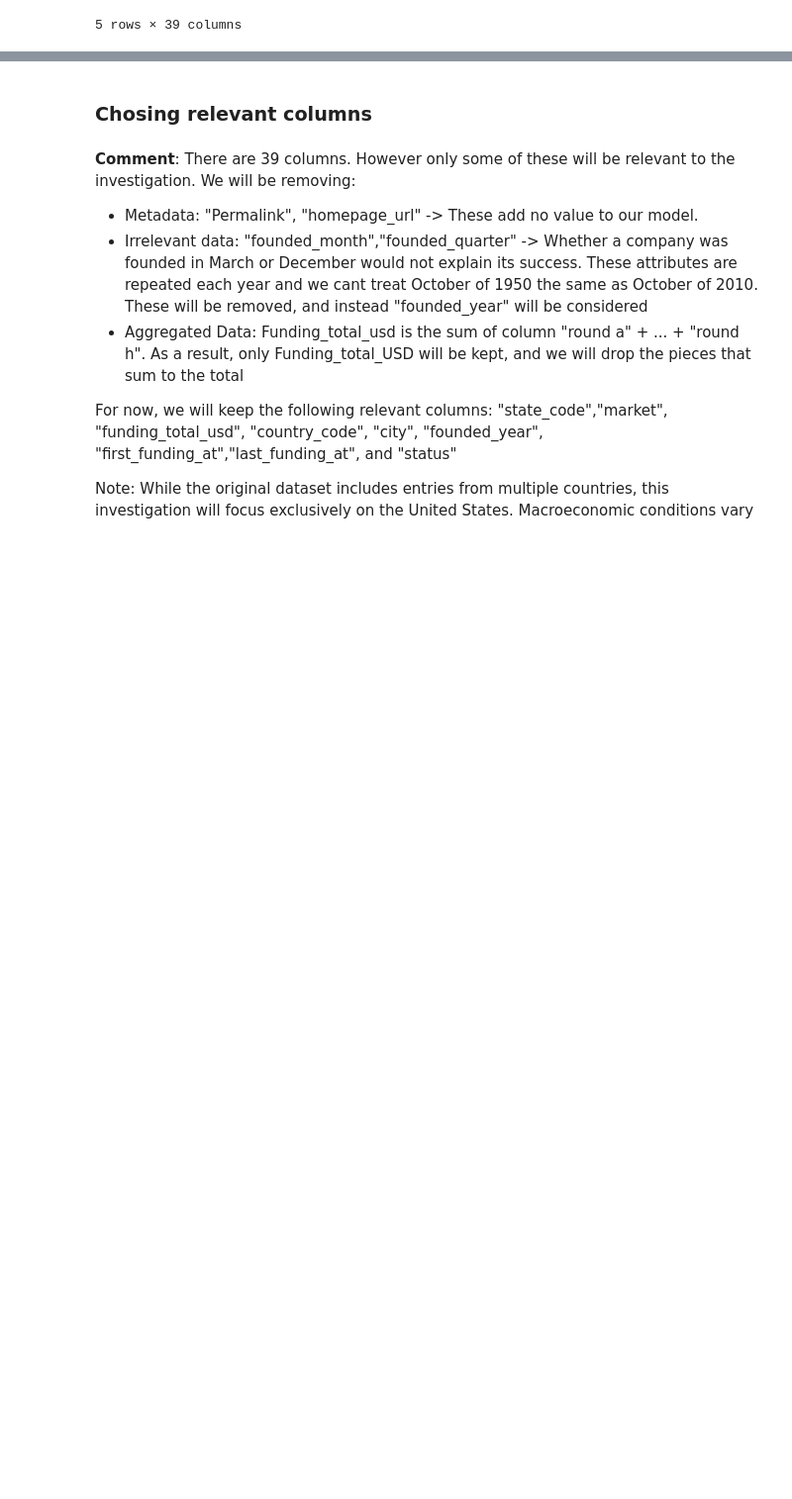
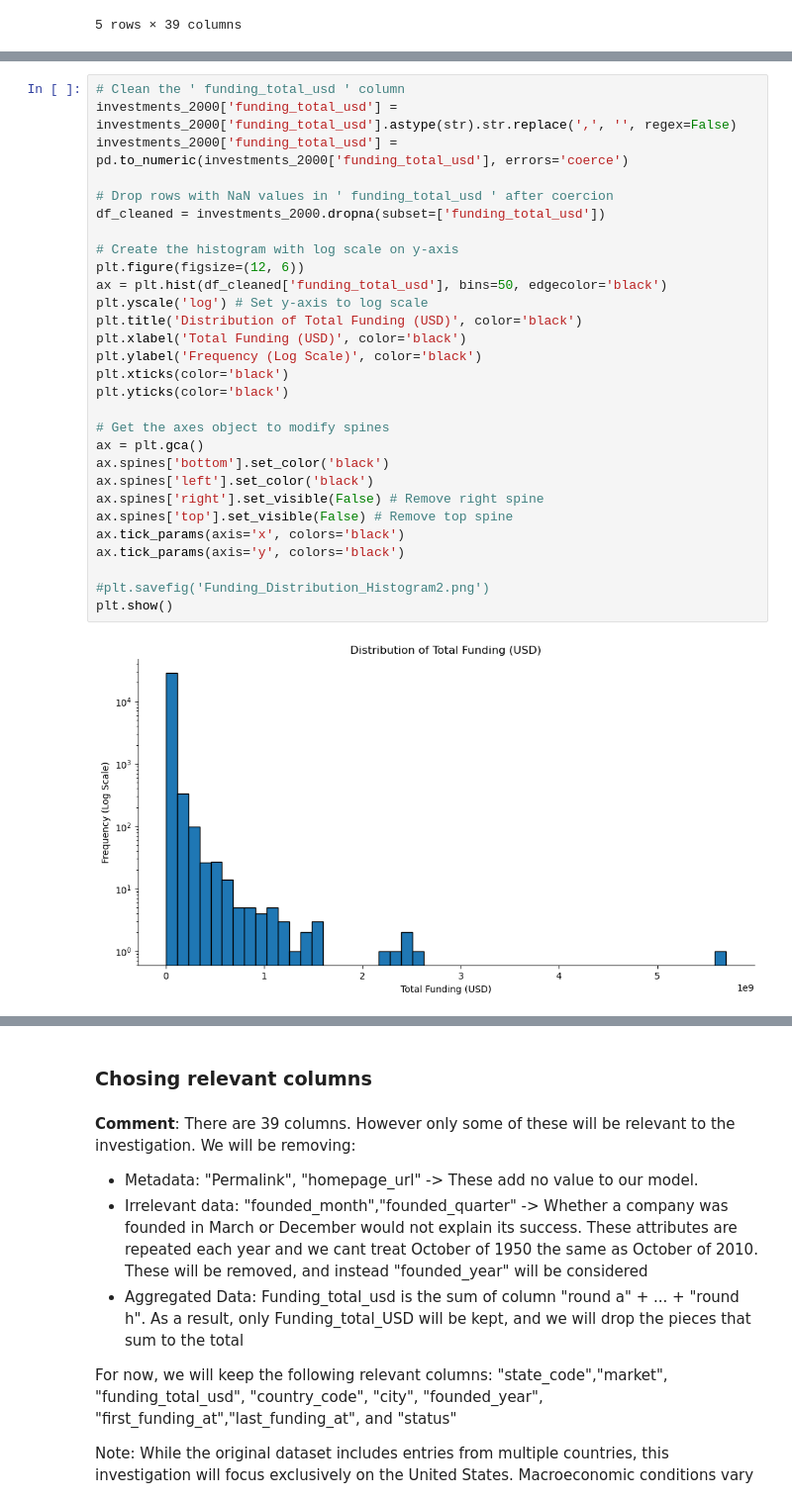
Before and after one commit to othmane-zizi-pro/logistic-regression-startup-exits, a Jupyter notebook: MGSC661 Startup Exits.ipynb, the cells around one changed output, grey strips where cells are left out. Shown at 99% size. Drawn from its saved outputs; the diff is of its cells as text; blank space fills up the shorter version.

```diff
--- a/MGSC661 Startup Exits.ipynb
+++ b/MGSC661 Startup Exits.ipynb
@@ -118,0 +193,31 @@ dtype: int64
+# %%
+# Clean the ' funding_total_usd ' column
+investments_2000['funding_total_usd'] = investments_2000['funding_total_usd'].astype(str).str.replace(',', '', regex=False)
+investments_2000['funding_total_usd'] = pd.to_numeric(investments_2000['funding_total_usd'], errors='coerce')
+
+# Drop rows with NaN values in ' funding_total_usd ' after coercion
+df_cleaned = investments_2000.dropna(subset=['funding_total_usd'])
+
+# Create the histogram with log scale on y-axis
+plt.figure(figsize=(12, 6))
+ax = plt.hist(df_cleaned['funding_total_usd'], bins=50, edgecolor='black')
+plt.yscale('log') # Set y-axis to log scale
+plt.title('Distribution of Total Funding (USD)', color='black')
+plt.xlabel('Total Funding (USD)', color='black')
+plt.ylabel('Frequency (Log Scale)', color='black')
+plt.xticks(color='black')
+plt.yticks(color='black')
+
+# Get the axes object to modify spines
+ax = plt.gca()
+ax.spines['bottom'].set_color('black')
+ax.spines['left'].set_color('black')
+ax.spines['right'].set_visible(False) # Remove right spine
+ax.spines['top'].set_visible(False) # Remove top spine
+ax.tick_params(axis='x', colors='black')
+ax.tick_params(axis='y', colors='black')
+
+#plt.savefig('Funding_Distribution_Histogram2.png')
+plt.show()
+# %% [output]
+[figure, added]
```
Also changed, not shown: parts of 17 cells of this notebook.
